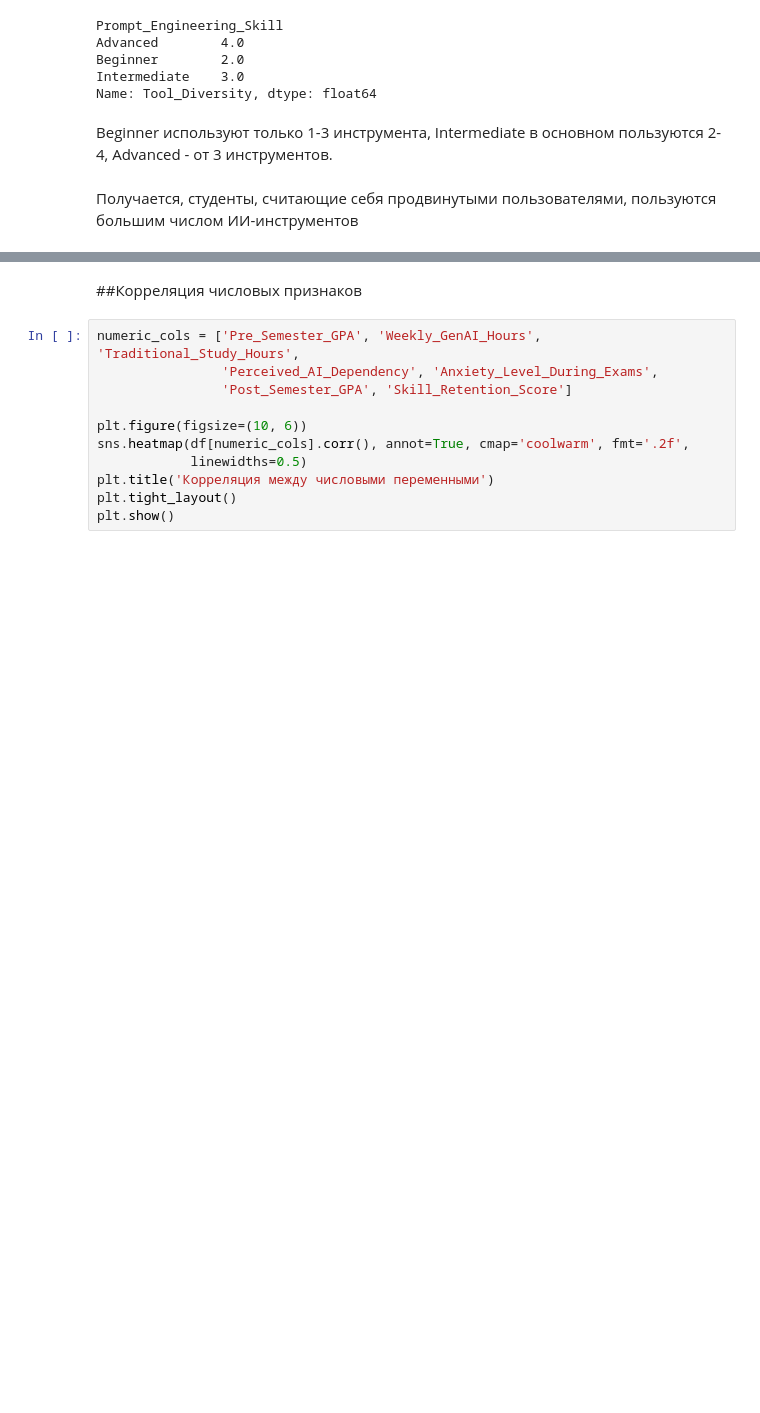
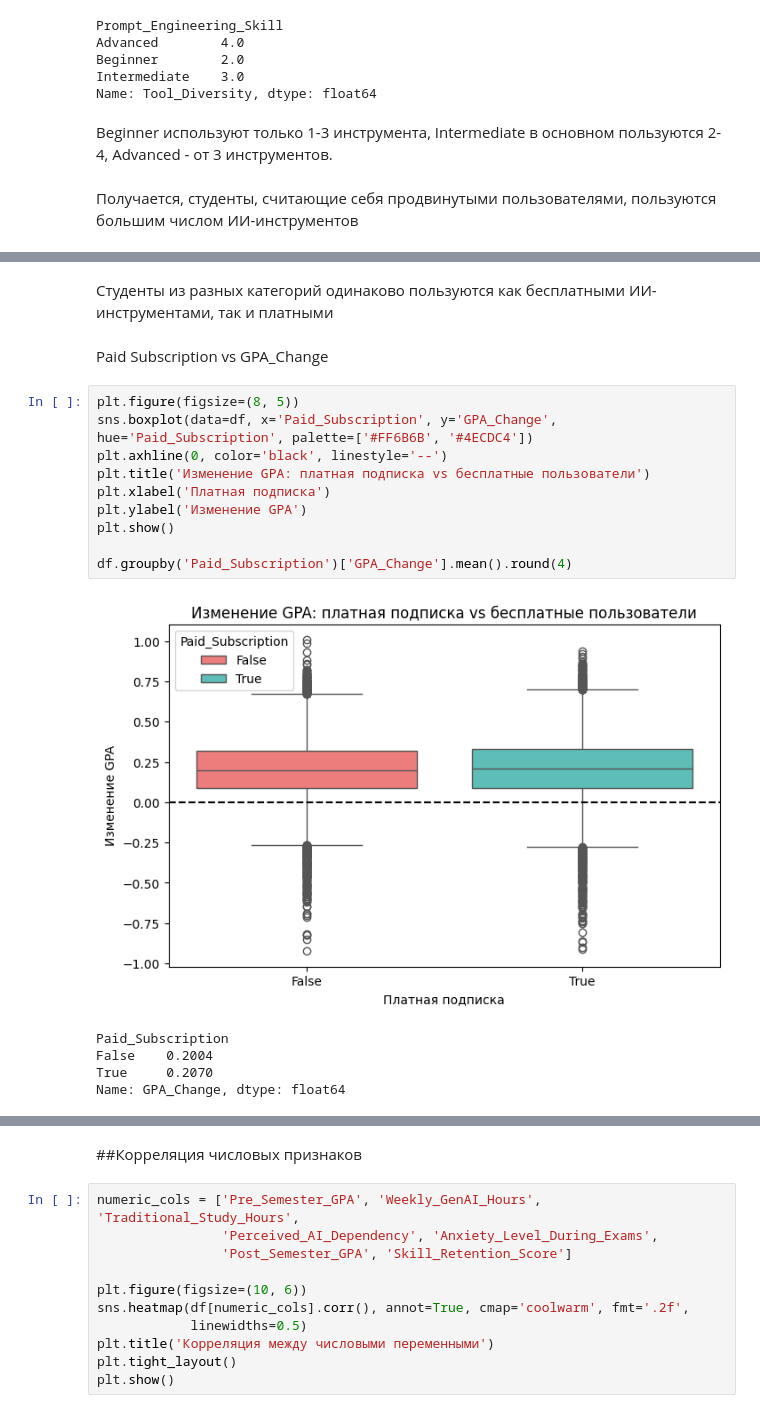
Before and after one commit to AnastasiaDolotova/ai-student-impact, a Jupyter notebook: ai_student_impact.ipynb, the cells around one changed output, grey strips where cells are left out. Drawn from its saved outputs; the diff is of its cells as text; blank space fills up the shorter version.

```diff
--- a/ai_student_impact.ipynb
+++ b/ai_student_impact.ipynb
@@ -563,0 +606,20 @@ Beginner используют только 1-3 инструмента, Intermedi
+# %% [markdown]
+Студенты из разных категорий одинаково пользуются как бесплатными ИИ-инструментами, так и платными
+# %% [markdown]
+Paid Subscription vs GPA_Change
+# %%
+plt.figure(figsize=(8, 5))
+sns.boxplot(data=df, x='Paid_Subscription', y='GPA_Change', hue='Paid_Subscription', palette=['#FF6B6B', '#4ECDC4'])
+plt.axhline(0, color='black', linestyle='--')
+plt.title('Изменение GPA: платная подписка vs бесплатные пользователи')
+plt.xlabel('Платная подписка')
+plt.ylabel('Изменение GPA')
+plt.show()
+
+df.groupby('Paid_Subscription')['GPA_Change'].mean().round(4)
+# %% [output]
+[figure, added]
+Paid_Subscription
+False    0.2004
+True     0.2070
+Name: GPA_Change, dtype: float64
```
Also changed, not shown: parts of 10 cells of this notebook.
